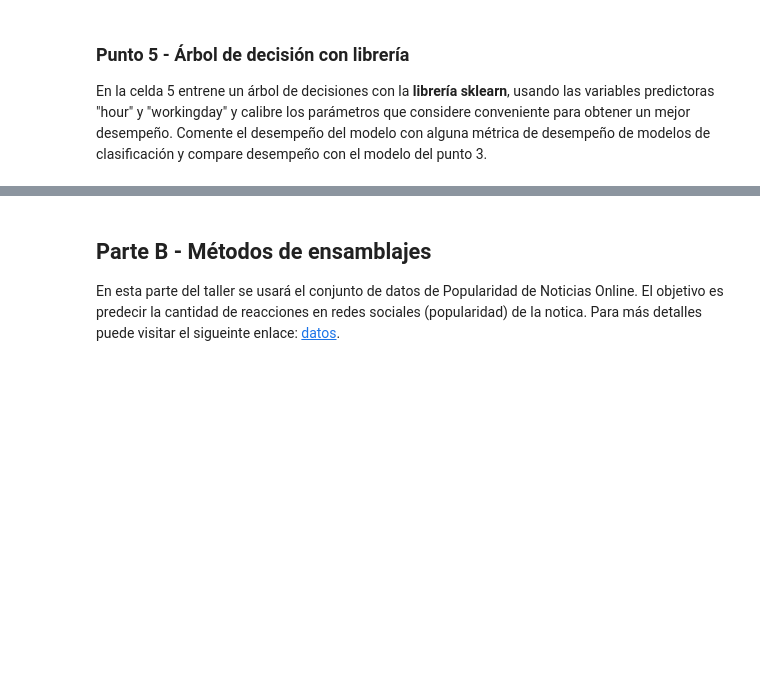
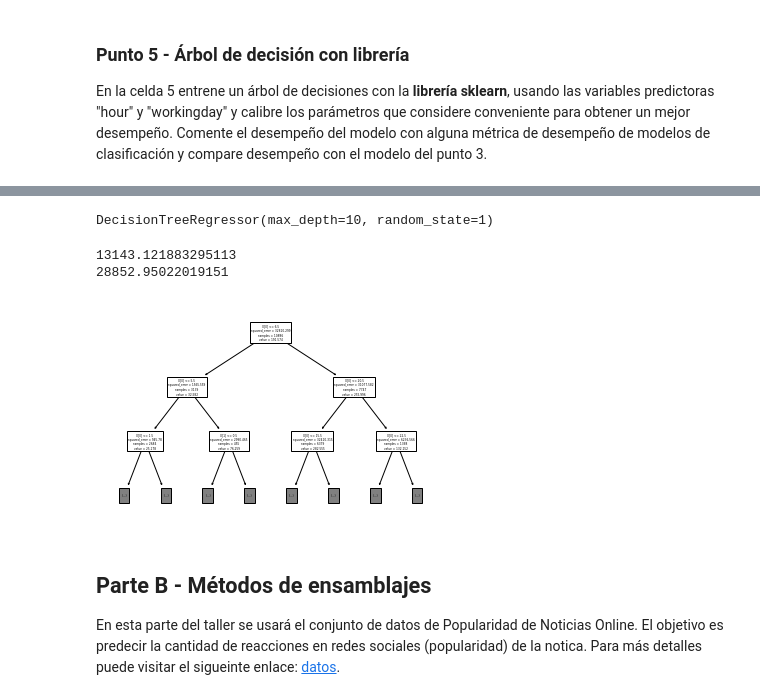
Before and after one commit to gparrag/MIAD_ML_and_NLP, a Jupyter notebook: Semana 1/S1TC1_arboles_ensamblajes.ipynb, the cells around one changed output, grey strips where cells are left out. Saved outputs shown, nothing was run; the diff lists cells and outputs as text; code cells hidden in the pictures; blank space fills up the shorter version.

```diff
--- a/Semana 1/S1TC1_arboles_ensamblajes.ipynb
+++ b/Semana 1/S1TC1_arboles_ensamblajes.ipynb
@@ -200,3 +257,20 @@ En la celda 5 entrene un árbol de decisiones con la **librería sklearn**, usan
+# %%
+regtree = DecisionTreeRegressor(max_depth=10, random_state=1)
+regtree.fit(X, y)
+# %% [output]
+DecisionTreeRegressor(max_depth=10, random_state=1)
+# %%
+print(cross_val_score(regtree, X, y, cv=10, scoring='neg_mean_squared_error').mean()*-1)
+print(cross_val_score(reg, X, y, cv=10, scoring='neg_mean_squared_error').mean()*-1)
+# %% [output]
+13143.121883295113
+28852.95022019151
+# %%
+from sklearn.tree import plot_tree
+plot_tree(regtree,max_depth=2)
+plt.show()
+# %% [output]
+[figure, added]
 # %% [markdown]
 ## Parte B - Métodos de ensamblajes
 En esta parte del taller se usará el conjunto de datos de Popularidad de Noticias Online. El objetivo es predecir la cantidad de reacciones en redes sociales (popularidad) de la notica. Para más detalles puede visitar el sigueinte enlace: [datos](https://archive.ics.uci.edu/ml/datasets/online+news+popularity).
```
Also changed, not shown: parts of 8 cells of this notebook.
